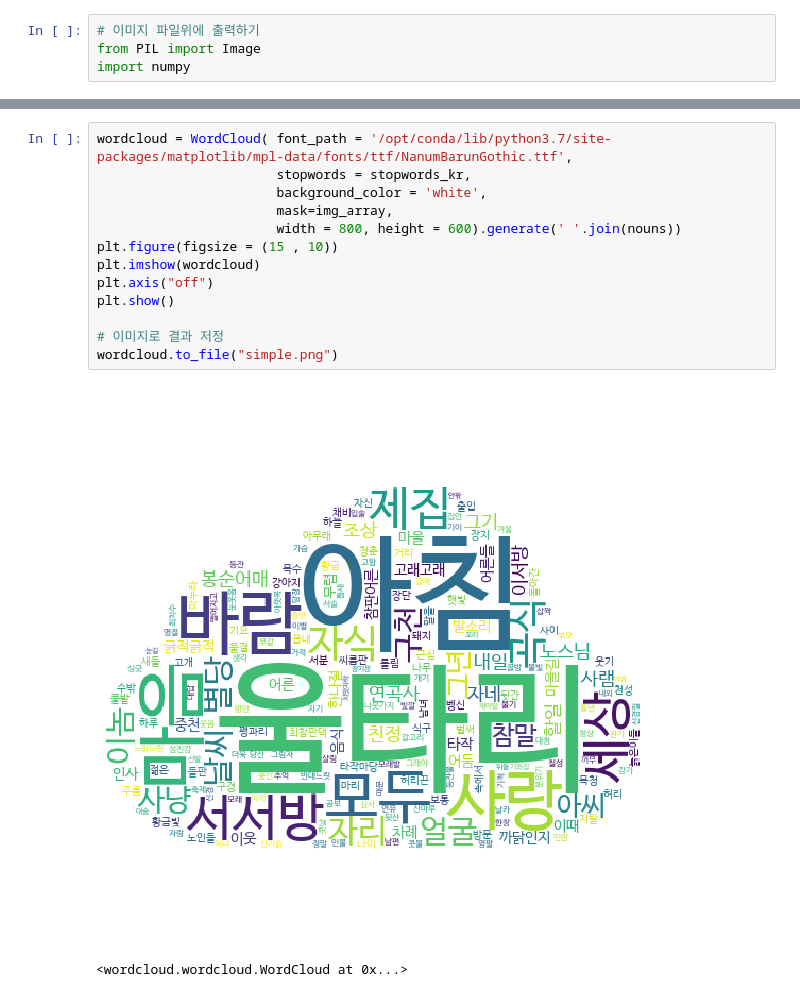
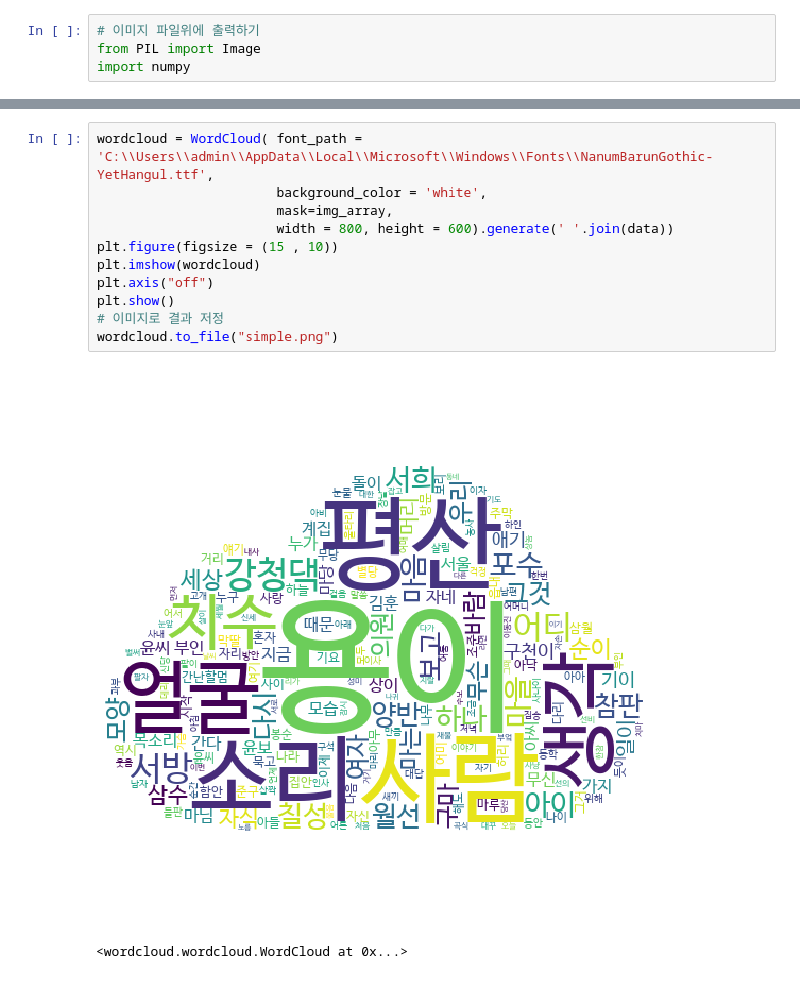
Before and after one commit to shimseonjo/pythoncode, a Jupyter notebook: 08_WordCloud/01_soynlp-wordcloud-1.ipynb, the cells around one changed output, grey strips where cells are left out. Drawn from its saved outputs; the diff is of its cells as text.

```diff
--- a/08_WordCloud/01_soynlp-wordcloud-1.ipynb
+++ b/08_WordCloud/01_soynlp-wordcloud-1.ipynb
@@ -238,16 +221,14 @@ array([[[255, 255, 255,   0],
 # %%
-wordcloud = WordCloud( font_path = '/opt/conda/lib/python3.7/site-packages/matplotlib/mpl-data/fonts/ttf/NanumBarunGothic.ttf',
-                       stopwords = stopwords_kr,
+wordcloud = WordCloud( font_path = 'C:\\Users\\admin\\AppData\\Local\\Microsoft\\Windows\\Fonts\\NanumBarunGothic-YetHangul.ttf',
                        background_color = 'white',
                        mask=img_array,
-                       width = 800, height = 600).generate(' '.join(nouns))
+                       width = 800, height = 600).generate(' '.join(data))
 plt.figure(figsize = (15 , 10))
 plt.imshow(wordcloud)
 plt.axis("off")
 plt.show()
-
 # 이미지로 결과 저정
 wordcloud.to_file("simple.png")
 # %% [output]
-[figure, old version]
+[figure, new version]
 <wordcloud.wordcloud.WordCloud at 0x...>
```
Also changed, not shown: parts of 12 cells of this notebook, 20 other files.
